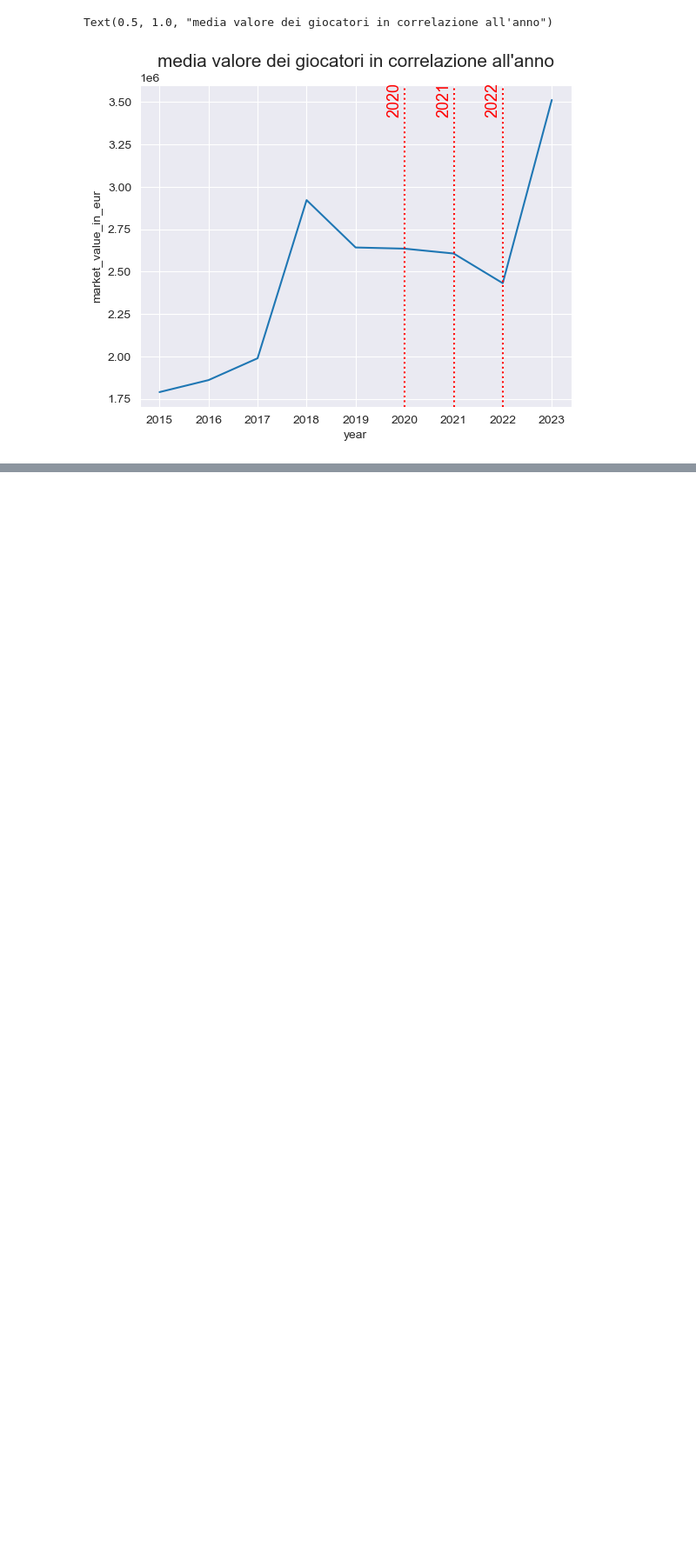
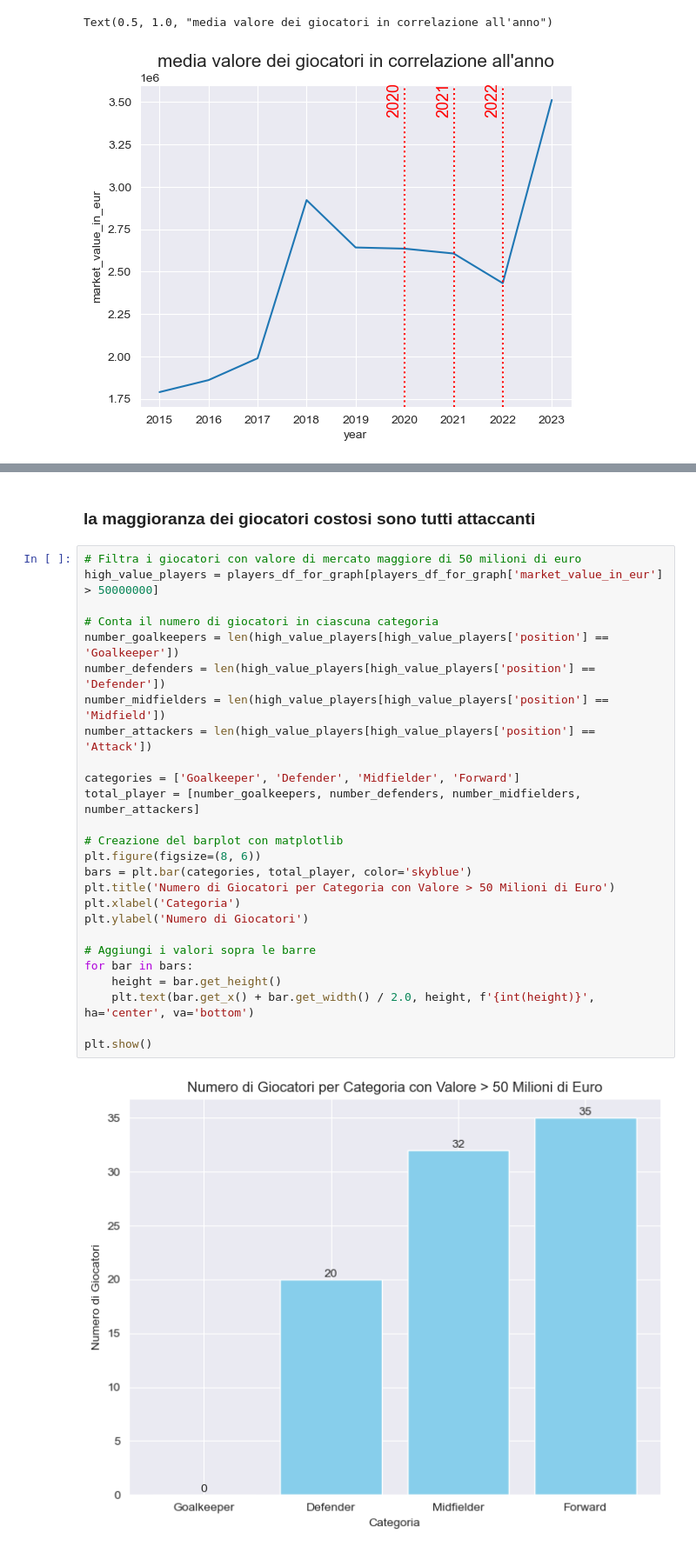
Before and after one commit to IUM-TWEB/Footbrawl, a Jupyter notebook: DataAnalytics/covid-19.ipynb, the cells around one changed output, grey strips where cells are left out. Shown at 87% size. Cells and saved outputs as stored; diff of their text form; blank space fills up the shorter version.

```diff
--- a/DataAnalytics/covid-19.ipynb
+++ b/DataAnalytics/covid-19.ipynb
@@ -30,0 +198,30 @@ Text(0.5, 1.0, "media valore dei giocatori in correlazione all'anno")
+# %% [markdown]
+### la maggioranza dei giocatori costosi sono tutti attaccanti
+# %%
+# Filtra i giocatori con valore di mercato maggiore di 50 milioni di euro
+high_value_players = players_df_for_graph[players_df_for_graph['market_value_in_eur'] > 50000000]
+
+# Conta il numero di giocatori in ciascuna categoria
+number_goalkeepers = len(high_value_players[high_value_players['position'] == 'Goalkeeper'])
+number_defenders = len(high_value_players[high_value_players['position'] == 'Defender'])
+number_midfielders = len(high_value_players[high_value_players['position'] == 'Midfield'])
+number_attackers = len(high_value_players[high_value_players['position'] == 'Attack'])
+
+categories = ['Goalkeeper', 'Defender', 'Midfielder', 'Forward']
+total_player = [number_goalkeepers, number_defenders, number_midfielders, number_attackers]
+
+# Creazione del barplot con matplotlib
+plt.figure(figsize=(8, 6))
+bars = plt.bar(categories, total_player, color='skyblue')
+plt.title('Numero di Giocatori per Categoria con Valore > 50 Milioni di Euro')
+plt.xlabel('Categoria')
+plt.ylabel('Numero di Giocatori')
+
+# Aggiungi i valori sopra le barre
+for bar in bars:
+    height = bar.get_height()
+    plt.text(bar.get_x() + bar.get_width() / 2.0, height, f'{int(height)}', ha='center', va='bottom')
+
+plt.show()
+# %% [output]
+[figure, added]
```
Also changed, not shown: parts of 19 cells of this notebook.
